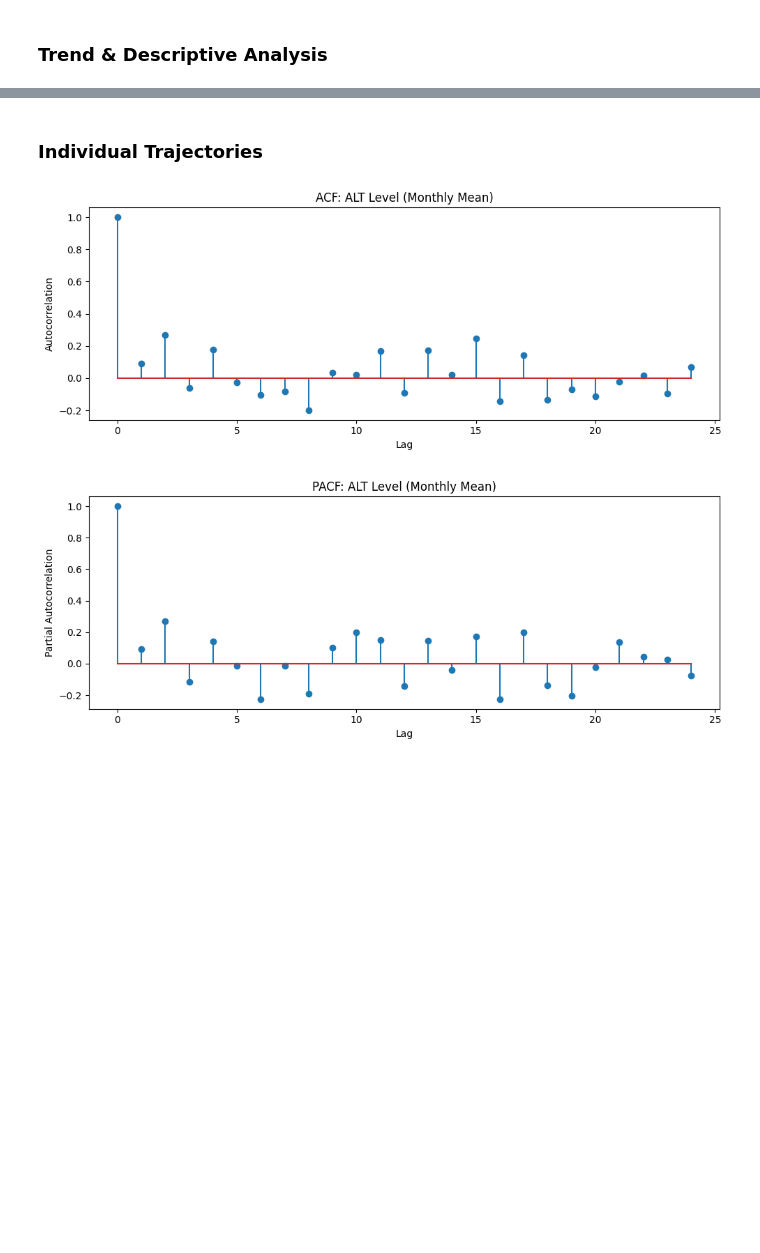
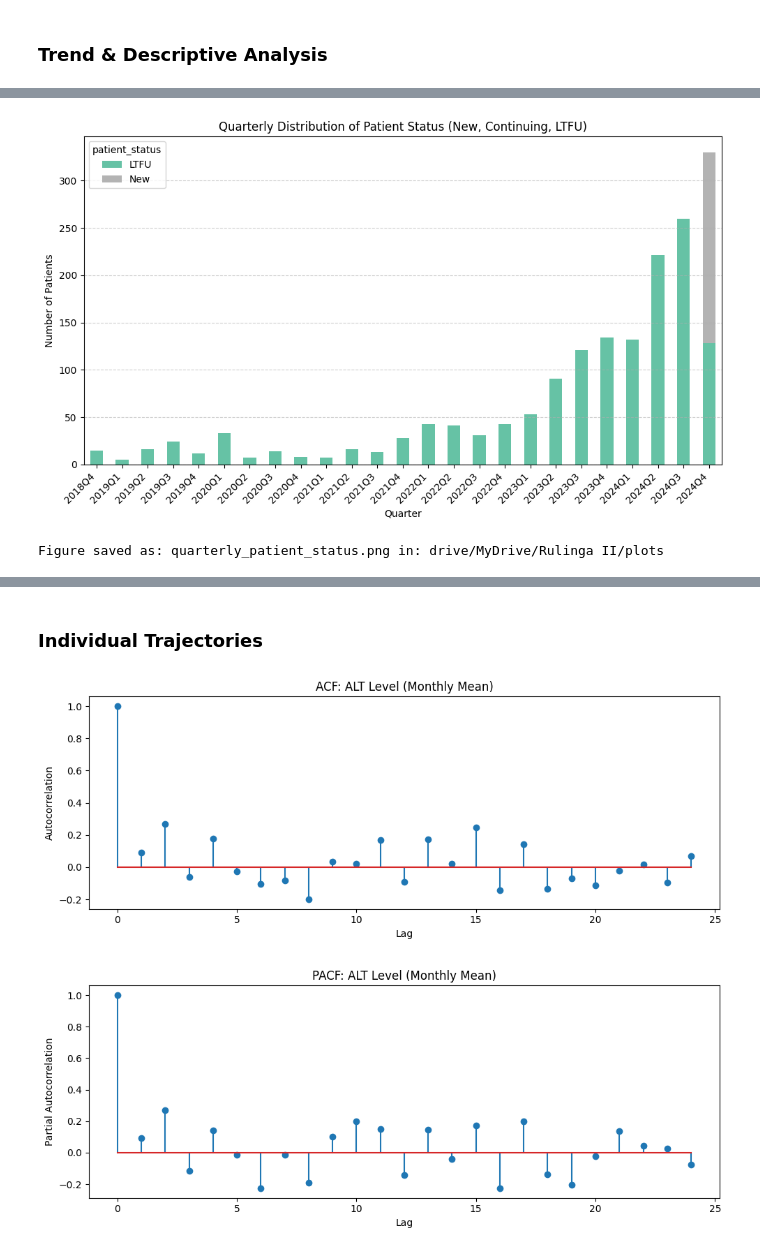
Before and after one commit to buriro-ezekia/-Hepatitis-B-Predictive-Modelling-and-Forecasting-Benjamin-Mkapa-Hospital-BMH-, a Jupyter notebook: BMH_Longitudinal_Data_III.ipynb, the cells around one changed output, grey strips where cells are left out. Drawn from its saved outputs; the diff is of its cells as text; code cells hidden in the pictures; blank space fills up the shorter version.

```diff
--- a/BMH_Longitudinal_Data_III.ipynb
+++ b/BMH_Longitudinal_Data_III.ipynb
@@ -327,0 +842,77 @@ Trend and descriptive analysis complete. Plots and summary files saved.
+# %%
+# -------------------------------------------------------------
+# Patient Status Distribution — Cleaned and Readable Version
+# -------------------------------------------------------------
+# Purpose:
+#   - Remove timestamps from date column
+#   - Aggregate to quarterly or yearly for better readability
+#   - Rotate and align x-labels for clarity
+# -------------------------------------------------------------
+
+import pandas as pd
+import matplotlib.pyplot as plt
+import seaborn as sns
+import os
+
+# -------------------------------------------------------------
+# Step 1. Load and clean dataset
+# -------------------------------------------------------------
+monthly_path = "drive/MyDrive/Rulinga II/DIAGNOSIS_RESULTS_monthly_long.csv"
+plot_dir = "drive/MyDrive/Rulinga II/plots"
+os.makedirs(plot_dir, exist_ok=True)
+
+monthly_df = pd.read_csv(monthly_path)
+
+# Ensure proper datetime conversion
+monthly_df['month'] = pd.to_datetime(monthly_df['month'], errors='coerce')
+
+# Strip hours (00:00:00)
+monthly_df['month'] = monthly_df['month'].dt.to_period('M').dt.to_timestamp()
+
+# -------------------------------------------------------------
+# Step 2. Compute patient status (New, Continuing, LTFU)
+# -------------------------------------------------------------
+monthly_df = monthly_df.sort_values(['OPIP_CODE', 'month'])
+monthly_df['first_month'] = monthly_df.groupby('OPIP_CODE')['month'].transform('min')
+
+monthly_df['patient_status'] = 'Continuing'
+monthly_df.loc[monthly_df['month'] == monthly_df['first_month'], 'patient_status'] = 'New'
+if 'LTFU' in monthly_df.columns:
+    monthly_df.loc[monthly_df['LTFU'] == 1, 'patient_status'] = 'LTFU'
+
+# -------------------------------------------------------------
+# Step 3. Aggregate by quarter for clarity
+# -------------------------------------------------------------
+monthly_df['quarter'] = monthly_df['month'].dt.to_period('Q').astype(str)
+
+status_counts = (
+    monthly_df.groupby(['quarter', 'patient_status'])['OPIP_CODE']
+    .nunique()
+    .reset_index()
+)
+
+# Pivot for stacked plotting
+status_pivot = status_counts.pivot(
+    index='quarter', columns='patient_status', values='OPIP_CODE'
+).fillna(0)
+
+# -------------------------------------------------------------
+# Step 4. Plot — Clean Quarterly Stacked Bar Chart
+# -------------------------------------------------------------
+plt.figure(figsize=(10, 6))
+status_pivot.plot(kind='bar', stacked=True, colormap='Set2', ax=plt.gca())
+
+plt.title('Quarterly Distribution of Patient Status (New, Continuing, LTFU)', fontsize=12)
+plt.xlabel('Quarter')
+plt.ylabel('Number of Patients')
+plt.xticks(rotation=45, ha='right')
+plt.grid(axis='y', linestyle='--', alpha=0.6)
+plt.tight_layout()
+
+plt.savefig(f"{plot_dir}/quarterly_patient_status.png", dpi=300)
+plt.show()
+
+print("Figure saved as: quarterly_patient_status.png in:", plot_dir)
+# %% [output]
+[figure, added]
+Figure saved as: quarterly_patient_status.png in: drive/MyDrive/Rulinga II/plots
```
Also changed, not shown: parts of 19 cells of this notebook.
